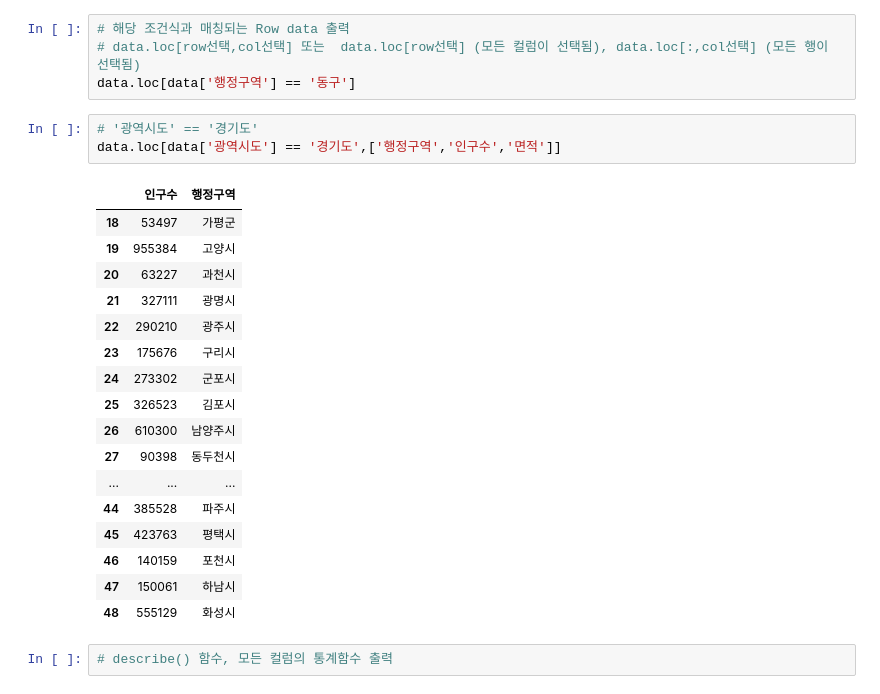
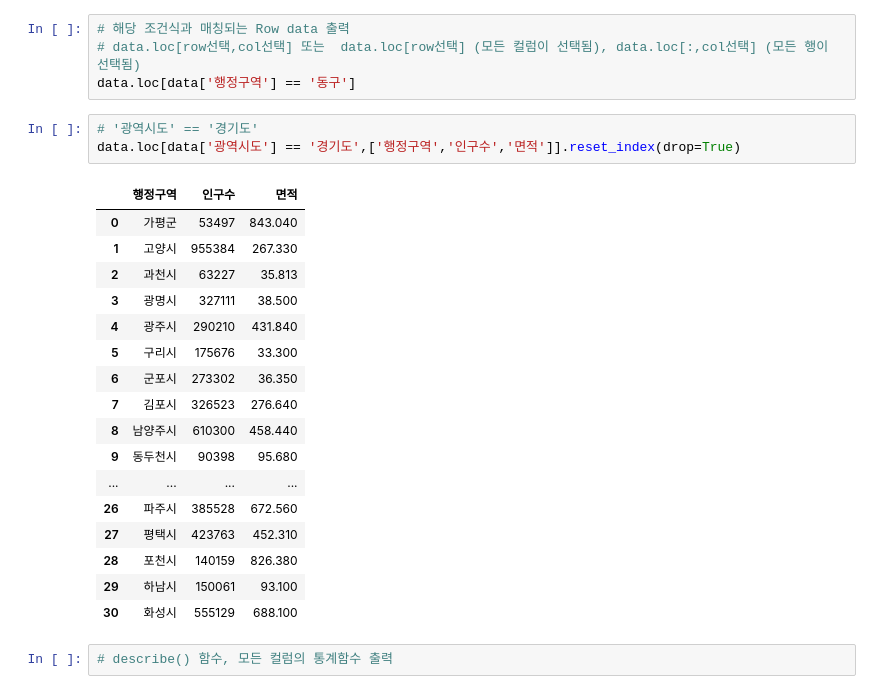
Before and after one commit to vega2krookies6/Python_WebScraping_DataAnalysis, a Jupyter notebook: 03.행정구역정보_분석과시각화.ipynb, the cells around one changed output. Saved outputs shown, nothing was run; the diff lists cells and outputs as text.

```diff
--- a/03.행정구역정보_분석과시각화.ipynb
+++ b/03.행정구역정보_분석과시각화.ipynb
@@ -149,25 +149,25 @@ data['행정구역'] == '동구'
 data.loc[data['행정구역'] == '동구']
 # %%
 # '광역시도' == '경기도'
-data.loc[data['광역시도'] == '경기도',['행정구역','인구수','면적']]
+data.loc[data['광역시도'] == '경기도',['행정구역','인구수','면적']].reset_index(drop=True)
 # %% [output]
-|  | 인구수 | 행정구역 |
-| 18 | 53497 | 가평군 |
-| 19 | 955384 | 고양시 |
-| 20 | 63227 | 과천시 |
-| 21 | 327111 | 광명시 |
-| 22 | 290210 | 광주시 |
-| 23 | 175676 | 구리시 |
-| 24 | 273302 | 군포시 |
-| 25 | 326523 | 김포시 |
-| 26 | 610300 | 남양주시 |
-| 27 | 90398 | 동두천시 |
-| ... | ... | ... |
-| 44 | 385528 | 파주시 |
-| 45 | 423763 | 평택시 |
-| 46 | 140159 | 포천시 |
-| 47 | 150061 | 하남시 |
-| 48 | 555129 | 화성시 |
+|  | 행정구역 | 인구수 | 면적 |
+| 0 | 가평군 | 53497 | 843.040 |
+| 1 | 고양시 | 955384 | 267.330 |
+| 2 | 과천시 | 63227 | 35.813 |
+| 3 | 광명시 | 327111 | 38.500 |
+| 4 | 광주시 | 290210 | 431.840 |
+| 5 | 구리시 | 175676 | 33.300 |
+| 6 | 군포시 | 273302 | 36.350 |
+| 7 | 김포시 | 326523 | 276.640 |
+| 8 | 남양주시 | 610300 | 458.440 |
+| 9 | 동두천시 | 90398 | 95.680 |
+| ... | ... | ... | ... |
+| 26 | 파주시 | 385528 | 672.560 |
+| 27 | 평택시 | 423763 | 452.310 |
+| 28 | 포천시 | 140159 | 826.380 |
+| 29 | 하남시 | 150061 | 93.100 |
+| 30 | 화성시 | 555129 | 688.100 |
 # %%
 # describe() 함수, 모든 컬럼의 통계함수 출력
 # %% [markdown]
```
